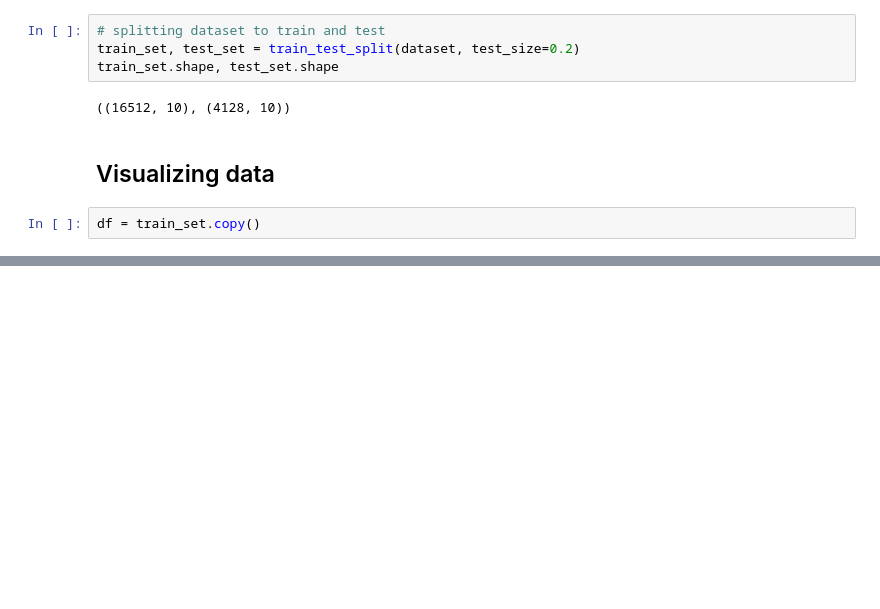
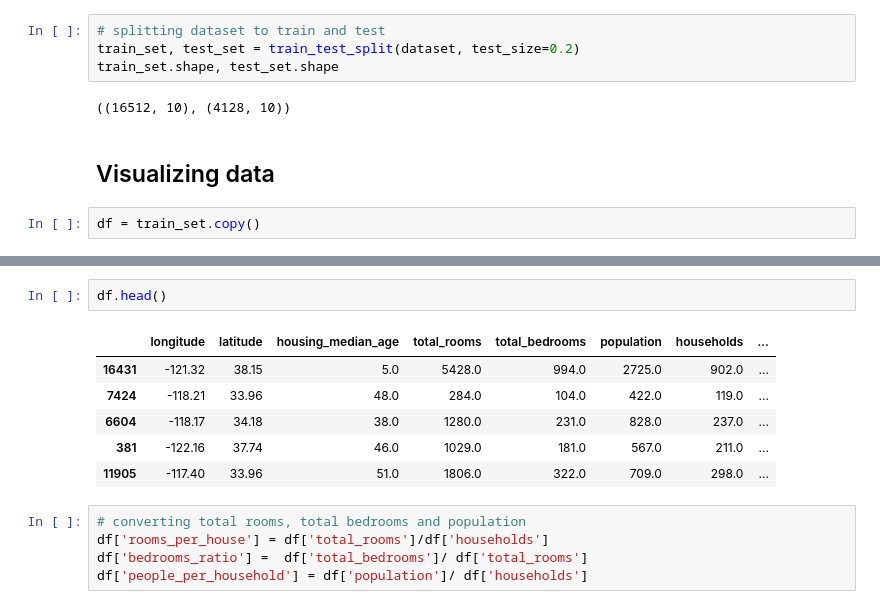
Before and after one commit to mr-rojit/machine-learning, a Jupyter notebook: linear_regression/house_price_prediction.ipynb, the cells around one changed output, grey strips where cells are left out. Cells and saved outputs as stored; diff of their text form; blank space fills up the shorter version.

```diff
--- a/linear_regression/house_price_prediction.ipynb
+++ b/linear_regression/house_price_prediction.ipynb
@@ -110,0 +111,14 @@ plt.show()
+# %%
+df.head()
+# %% [output]
+|  | longitude | latitude | housing_median_age | total_rooms | total_bedrooms | population | households | ... |
+| 16431 | -121.32 | 38.15 | 5.0 | 5428.0 | 994.0 | 2725.0 | 902.0 | ... |
+| 7424 | -118.21 | 33.96 | 48.0 | 284.0 | 104.0 | 422.0 | 119.0 | ... |
+| 6604 | -118.17 | 34.18 | 38.0 | 1280.0 | 231.0 | 828.0 | 237.0 | ... |
+| 381 | -122.16 | 37.74 | 46.0 | 1029.0 | 181.0 | 567.0 | 211.0 | ... |
+| 11905 | -117.40 | 33.96 | 51.0 | 1806.0 | 322.0 | 709.0 | 298.0 | ... |
+# %%
+# converting total rooms, total bedrooms and population
+df['rooms_per_house'] = df['total_rooms']/df['households']
+df['bedrooms_ratio'] =  df['total_bedrooms']/ df['total_rooms']
+df['people_per_household'] = df['population']/ df['households']
```
Also changed, not shown: parts of 19 cells of this notebook.
